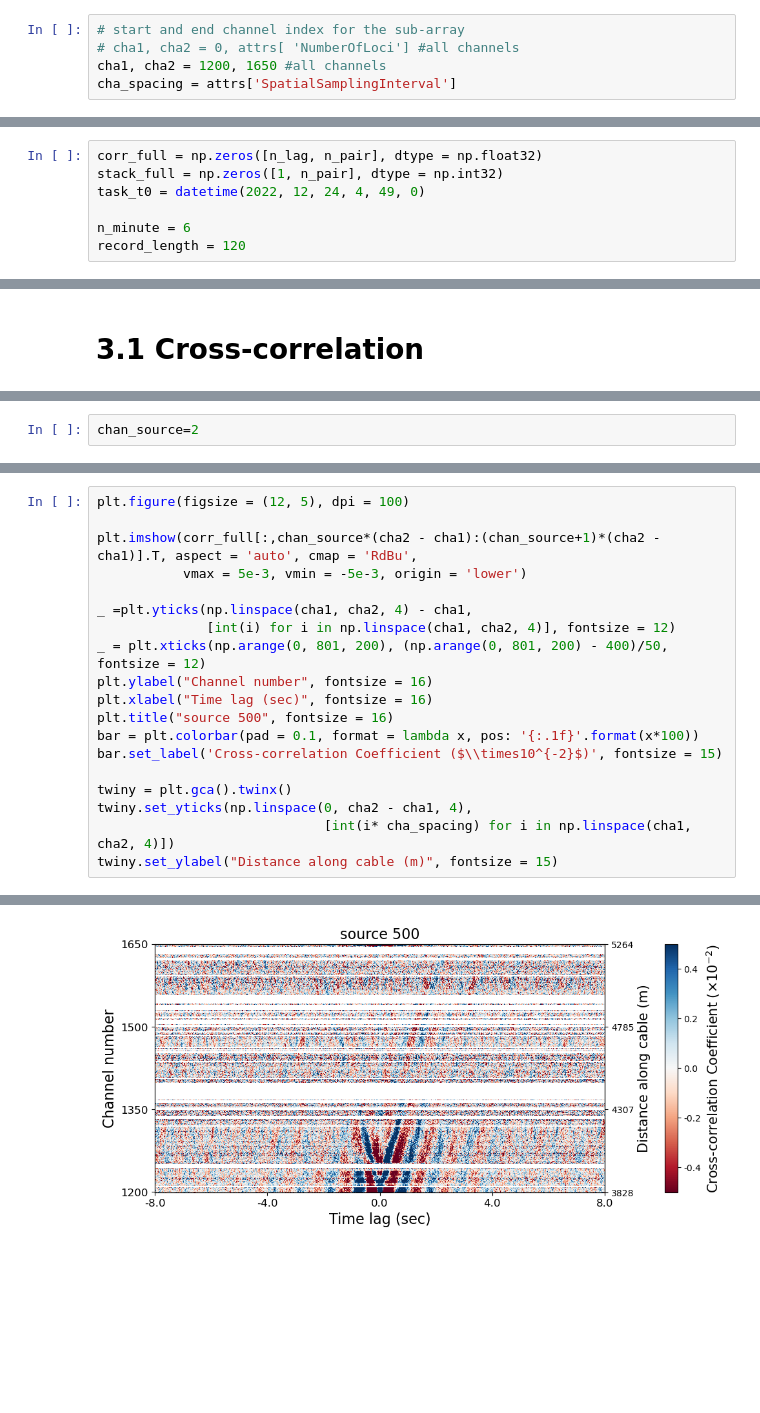
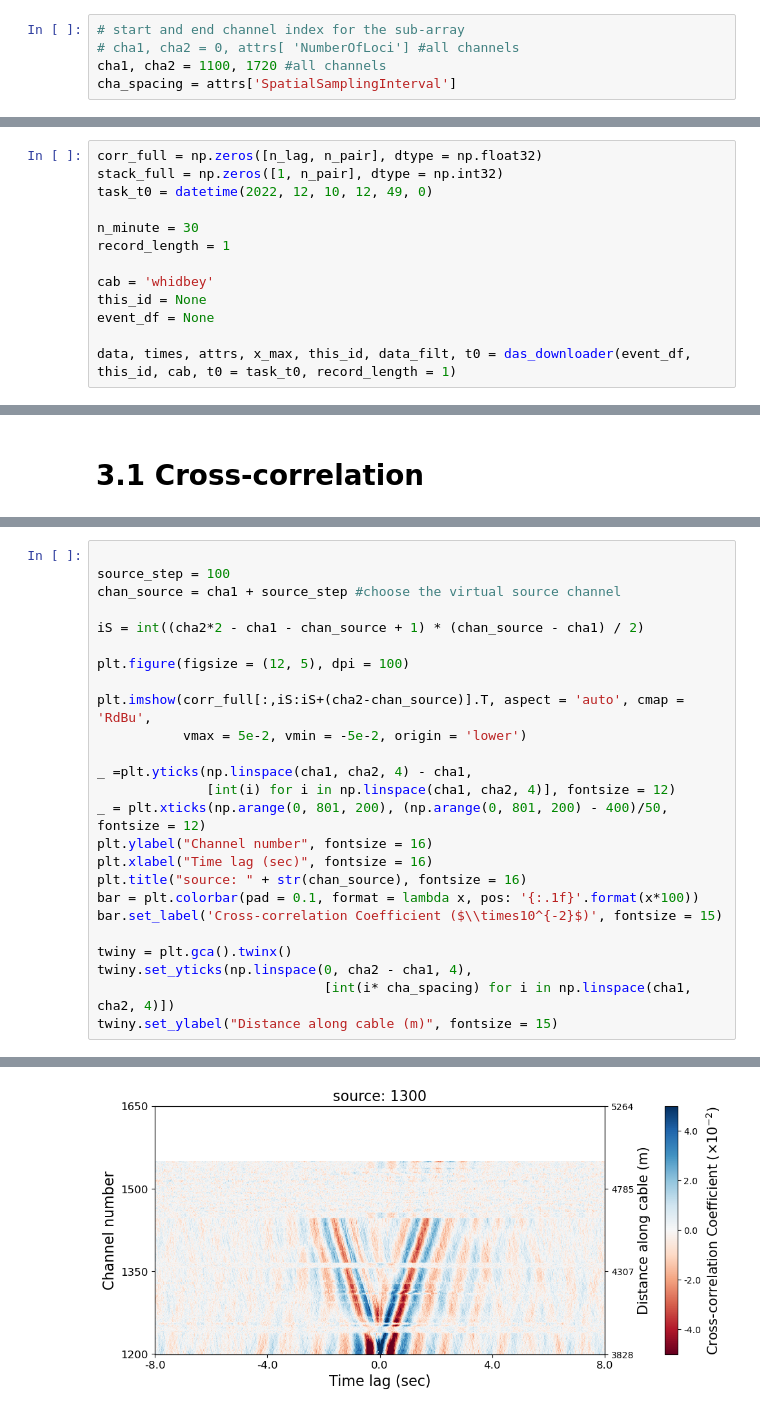
Before and after one commit to johnmorganmanos/whidbey_noise, a Jupyter notebook: notebooks/DAS_ambient_noise.ipynb, the cells around one changed output, grey strips where cells are left out. Saved outputs shown, nothing was run; the diff lists cells and outputs as text; blank space fills up the shorter version.

Commit message:
Adding additions to the cross-correlations which now work as expected and adding a gif of the sliding virtual source.

```diff
--- a/notebooks/DAS_ambient_noise.ipynb
+++ b/notebooks/DAS_ambient_noise.ipynb
@@ -45,7 +45,7 @@ data, times, attrs, x_max, this_id, data_filt, t0 = das_downloader(event_df, thi
 # %%
 # start and end channel index for the sub-array
 # cha1, cha2 = 0, attrs[ 'NumberOfLoci'] #all channels
-cha1, cha2 = 1200, 1650 #all channels
+cha1, cha2 = 1100, 1720 #all channels
 cha_spacing = attrs['SpatialSamplingInterval']
 # %% [markdown]
 # 1.2 Plot the results
@@ -192,7 +192,13 @@ We create this `corr_full` and `stack_full` matrix to store a sub-stacking resul
 # %%
 corr_full = np.zeros([n_lag, n_pair], dtype = np.float32)
 stack_full = np.zeros([1, n_pair], dtype = np.int32)
-task_t0 = datetime(2022, 12, 24, 4, 49, 0)
+task_t0 = datetime(2022, 12, 10, 12, 49, 0)
 
-n_minute = 6
-record_length = 120
+n_minute = 30
+record_length = 1
+
+cab = 'whidbey'
+this_id = None
+event_df = None
+
+data, times, attrs, x_max, this_id, data_filt, t0 = das_downloader(event_df, this_id, cab, t0 = task_t0, record_length = 1)
@@ -357,2 +331,0 @@ print("%.3f seconds in data query, %.3f seconds in xcorr computing" % (t_query,
-# %%
-chan_source=2
@@ -359,22 +386,28 @@ chan_source=2
 # %%
+
+source_step = 100
+chan_source = cha1 + source_step #choose the virtual source channel
+
+iS = int((cha2*2 - cha1 - chan_source + 1) * (chan_source - cha1) / 2)
+
 plt.figure(figsize = (12, 5), dpi = 100)
 
-plt.imshow(corr_full[:,chan_source*(cha2 - cha1):(chan_source+1)*(cha2 - cha1)].T, aspect = 'auto', cmap = 'RdBu',
-           vmax = 5e-3, vmin = -5e-3, origin = 'lower')
+plt.imshow(corr_full[:,iS:iS+(cha2-chan_source)].T, aspect = 'auto', cmap = 'RdBu',
+           vmax = 5e-2, vmin = -5e-2, origin = 'lower')
 
 _ =plt.yticks(np.linspace(cha1, cha2, 4) - cha1,
               [int(i) for i in np.linspace(cha1, cha2, 4)], fontsize = 12)
 _ = plt.xticks(np.arange(0, 801, 200), (np.arange(0, 801, 200) - 400)/50, fontsize = 12)
 plt.ylabel("Channel number", fontsize = 16)
 plt.xlabel("Time lag (sec)", fontsize = 16)
-plt.title("source 500", fontsize = 16)
+plt.title("source: " + str(chan_source), fontsize = 16)
 bar = plt.colorbar(pad = 0.1, format = lambda x, pos: '{:.1f}'.format(x*100))
 bar.set_label('Cross-correlation Coefficient ($\\times10^{-2}$)', fontsize = 15)
 
 twiny = plt.gca().twinx()
 twiny.set_yticks(np.linspace(0, cha2 - cha1, 4),
                              [int(i* cha_spacing) for i in np.linspace(cha1, cha2, 4)])
 twiny.set_ylabel("Distance along cable (m)", fontsize = 15)
 # %% [output]
 Text(0, 0.5, 'Distance along cable (m)')
-[figure, old version]
+[figure, new version]
```
Also changed, not shown: parts of 10 cells of this notebook, 1 other file.
